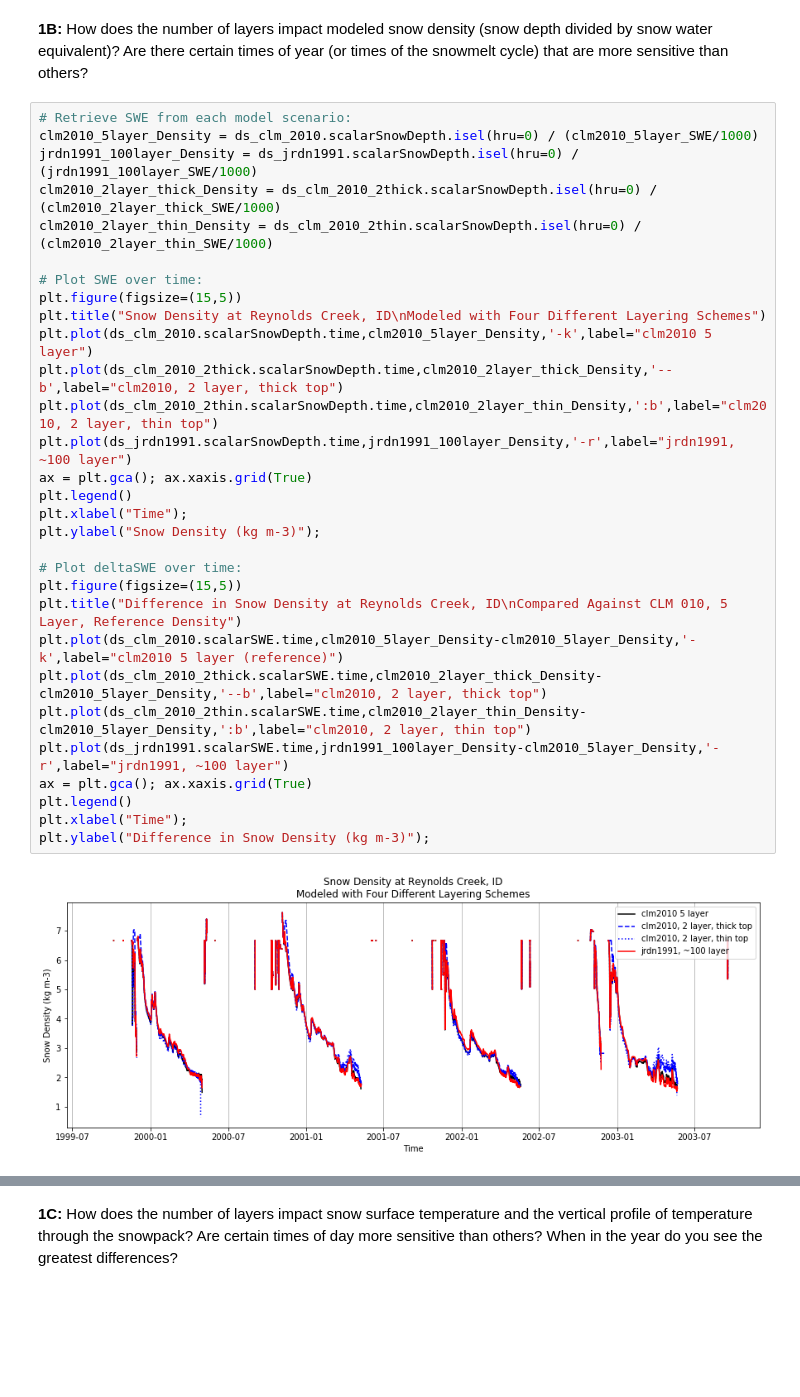
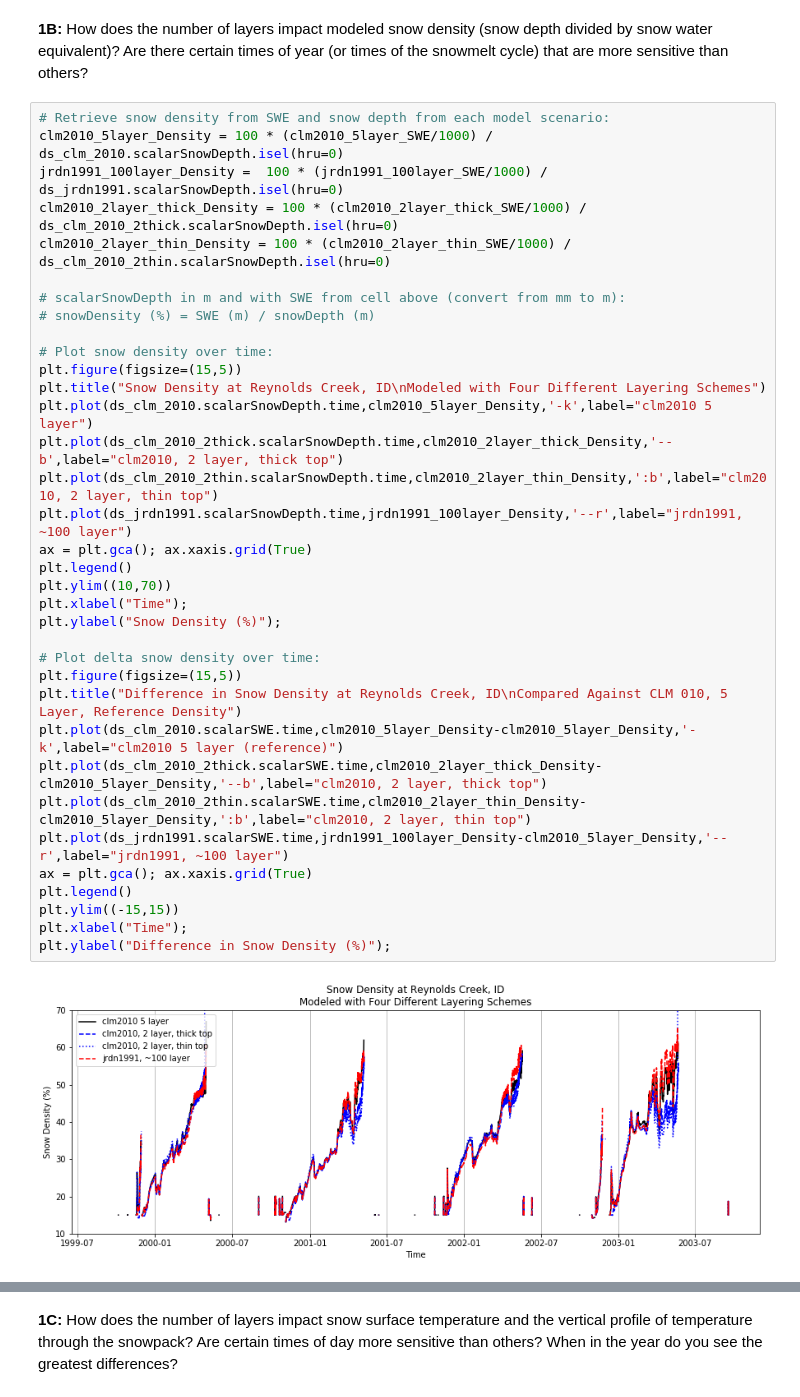
Before and after one commit to spestana/snowhydro-summa, a Jupyter notebook: homework_1/homework_1_D_exercise_1.ipynb, the cells around one changed output, grey strips where cells are left out. Saved outputs shown, nothing was run; the diff lists cells and outputs as text; blank space fills up the shorter version.

```diff
--- a/homework_1/homework_1_D_exercise_1.ipynb
+++ b/homework_1/homework_1_D_exercise_1.ipynb
@@ -325,34 +330,39 @@ plt.ylabel("Difference in Snow Water Equivalent (mm)");
 # %% [markdown]
 __1B:__ How does the number of layers impact modeled snow density (snow depth divided by snow water equivalent)? Are there certain times of year (or times of the snowmelt cycle) that are more sensitive than others?
 # %%
-# Retrieve SWE from each model scenario:
-clm2010_5layer_Density = ds_clm_2010.scalarSnowDepth.isel(hru=0) / (clm2010_5layer_SWE/1000)
-jrdn1991_100layer_Density = ds_jrdn1991.scalarSnowDepth.isel(hru=0) / (jrdn1991_100layer_SWE/1000)
-clm2010_2layer_thick_Density = ds_clm_2010_2thick.scalarSnowDepth.isel(hru=0) / (clm2010_2layer_thick_SWE/1000)
-clm2010_2layer_thin_Density = ds_clm_2010_2thin.scalarSnowDepth.isel(hru=0) / (clm2010_2layer_thin_SWE/1000)
+# Retrieve snow density from SWE and snow depth from each model scenario:
+clm2010_5layer_Density = 100 * (clm2010_5layer_SWE/1000) / ds_clm_2010.scalarSnowDepth.isel(hru=0)
+jrdn1991_100layer_Density =  100 * (jrdn1991_100layer_SWE/1000) / ds_jrdn1991.scalarSnowDepth.isel(hru=0)
+clm2010_2layer_thick_Density = 100 * (clm2010_2layer_thick_SWE/1000) / ds_clm_2010_2thick.scalarSnowDepth.isel(hru=0)
+clm2010_2layer_thin_Density = 100 * (clm2010_2layer_thin_SWE/1000) / ds_clm_2010_2thin.scalarSnowDepth.isel(hru=0)
 
-# Plot SWE over time:
+# scalarSnowDepth in m and with SWE from cell above (convert from mm to m):
+# snowDensity (%) = SWE (m) / snowDepth (m)
+
+# Plot snow density over time:
 plt.figure(figsize=(15,5))
 plt.title("Snow Density at Reynolds Creek, ID\nModeled with Four Different Layering Schemes")
 plt.plot(ds_clm_2010.scalarSnowDepth.time,clm2010_5layer_Density,'-k',label="clm2010 5 layer")
 plt.plot(ds_clm_2010_2thick.scalarSnowDepth.time,clm2010_2layer_thick_Density,'--b',label="clm2010, 2 layer, thick top")
 plt.plot(ds_clm_2010_2thin.scalarSnowDepth.time,clm2010_2layer_thin_Density,':b',label="clm2010, 2 layer, thin top")
-plt.plot(ds_jrdn1991.scalarSnowDepth.time,jrdn1991_100layer_Density,'-r',label="jrdn1991, ~100 layer")
+plt.plot(ds_jrdn1991.scalarSnowDepth.time,jrdn1991_100layer_Density,'--r',label="jrdn1991, ~100 layer")
 ax = plt.gca(); ax.xaxis.grid(True)
 plt.legend()
+plt.ylim((10,70))
 plt.xlabel("Time");
-plt.ylabel("Snow Density (kg m-3)");
+plt.ylabel("Snow Density (%)");
 
-# Plot deltaSWE over time:
+# Plot delta snow density over time:
 plt.figure(figsize=(15,5))
 plt.title("Difference in Snow Density at Reynolds Creek, ID\nCompared Against CLM 010, 5 Layer, Reference Density")
 plt.plot(ds_clm_2010.scalarSWE.time,clm2010_5layer_Density-clm2010_5layer_Density,'-k',label="clm2010 5 layer (reference)")
 plt.plot(ds_clm_2010_2thick.scalarSWE.time,clm2010_2layer_thick_Density-clm2010_5layer_Density,'--b',label="clm2010, 2 layer, thick top")
 plt.plot(ds_clm_2010_2thin.scalarSWE.time,clm2010_2layer_thin_Density-clm2010_5layer_Density,':b',label="clm2010, 2 layer, thin top")
-plt.plot(ds_jrdn1991.scalarSWE.time,jrdn1991_100layer_Density-clm2010_5layer_Density,'-r',label="jrdn1991, ~100 layer")
+plt.plot(ds_jrdn1991.scalarSWE.time,jrdn1991_100layer_Density-clm2010_5layer_Density,'--r',label="jrdn1991, ~100 layer")
 ax = plt.gca(); ax.xaxis.grid(True)
 plt.legend()
+plt.ylim((-15,15))
 plt.xlabel("Time");
-plt.ylabel("Difference in Snow Density (kg m-3)");
+plt.ylabel("Difference in Snow Density (%)");
 # %% [output]
-[figure, old version]
+[figure, new version]
```
Also changed, not shown: parts of 14 cells of this notebook, 1 other file.
